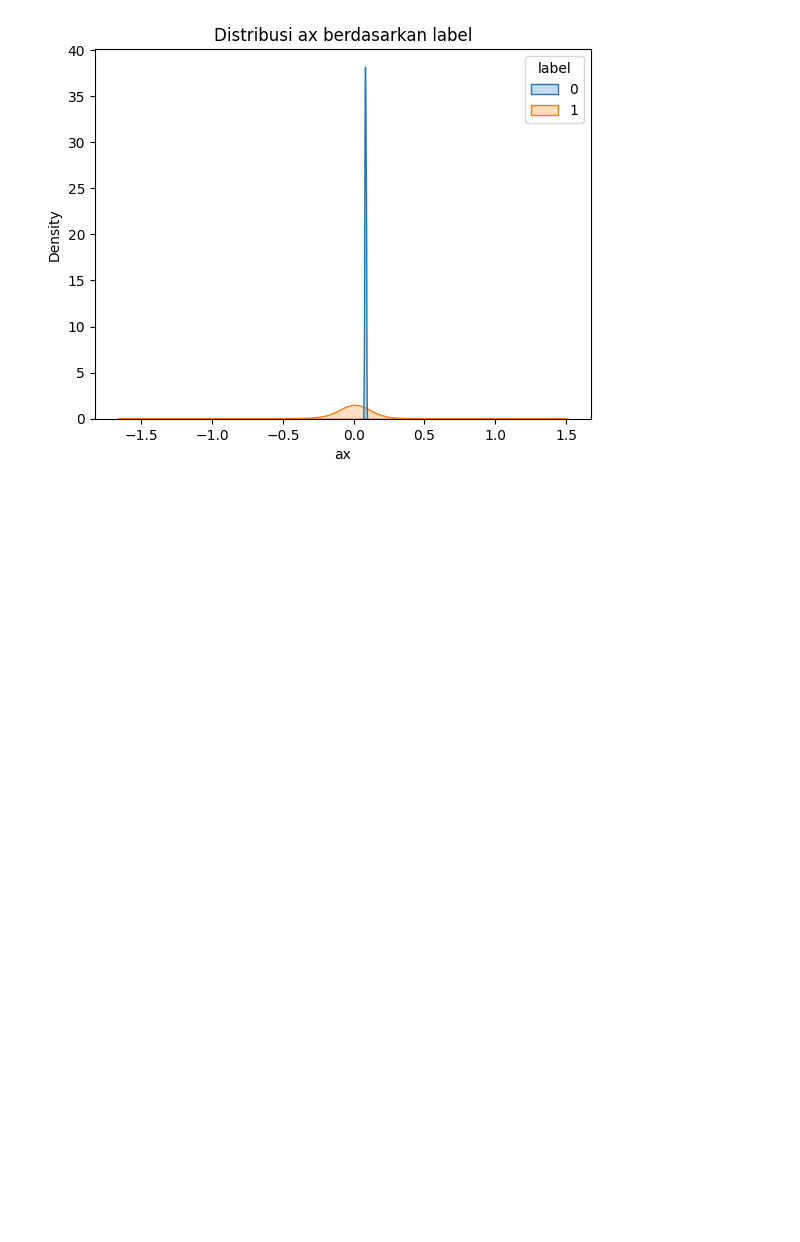
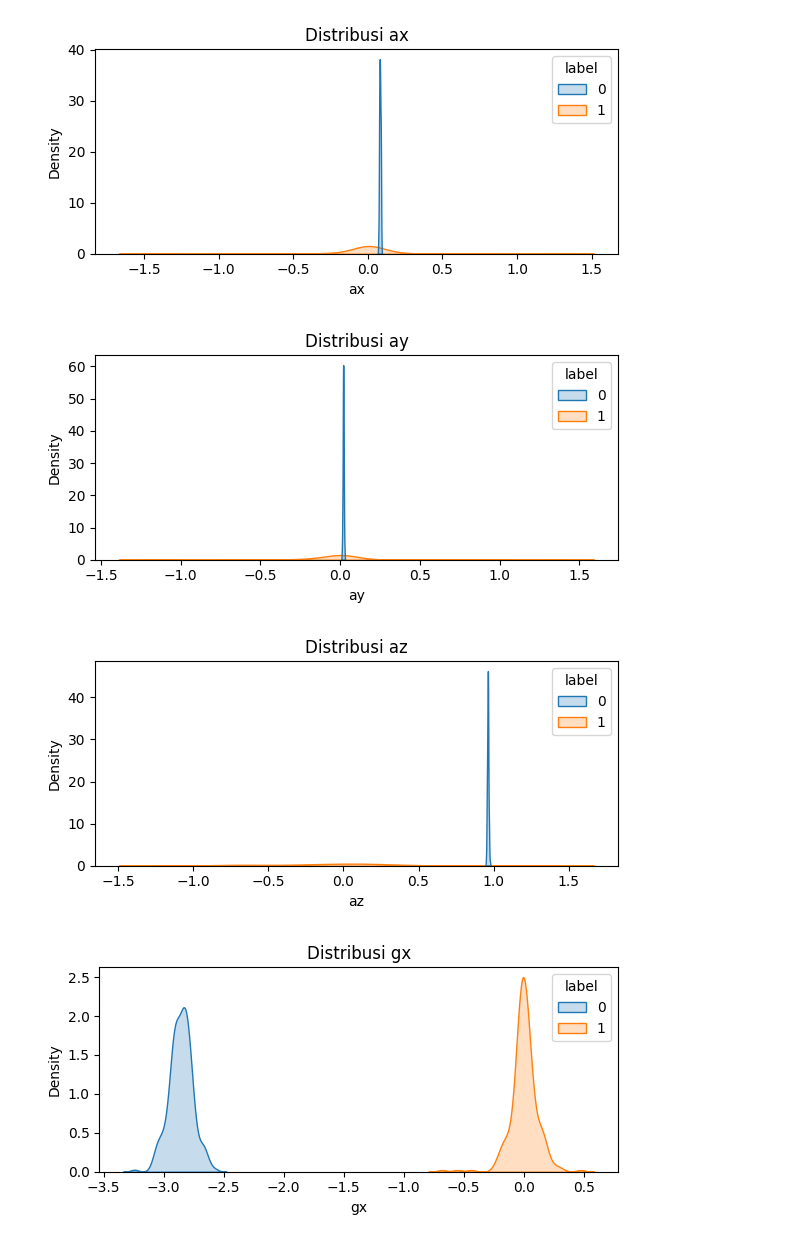
Before and after one commit to verykurniabakti/cv, a Jupyter notebook: percobaan3.ipynb, the cells around one changed output. Saved outputs shown, nothing was run; the diff lists cells and outputs as text; code cells hidden in the pictures; blank space fills up the shorter version.

```diff
--- a/percobaan3.ipynb
+++ b/percobaan3.ipynb
@@ -37,9 +115,16 @@ dtype: float64
 # %%
 import seaborn as sns
 import matplotlib.pyplot as plt
 
-sns.kdeplot(data=df, x="ax", hue="label", fill=True)
-plt.title("Distribusi ax berdasarkan label")
-plt.show()
+features = ['ax', 'ay', 'az', 'gx', 'gy', 'gz']
+for f in features:
+    plt.figure(figsize=(6,3))
+    sns.kdeplot(data=df, x=f, hue='label', fill=True)
+    plt.title(f'Distribusi {f}')
+    plt.tight_layout()
+    plt.show()
 # %% [output]
-[figure, old version]
+[figure, new version]
+[figure, added]
+[figure, added]
+[figure, added]
```
Also changed, not shown: parts of 14 cells of this notebook.
